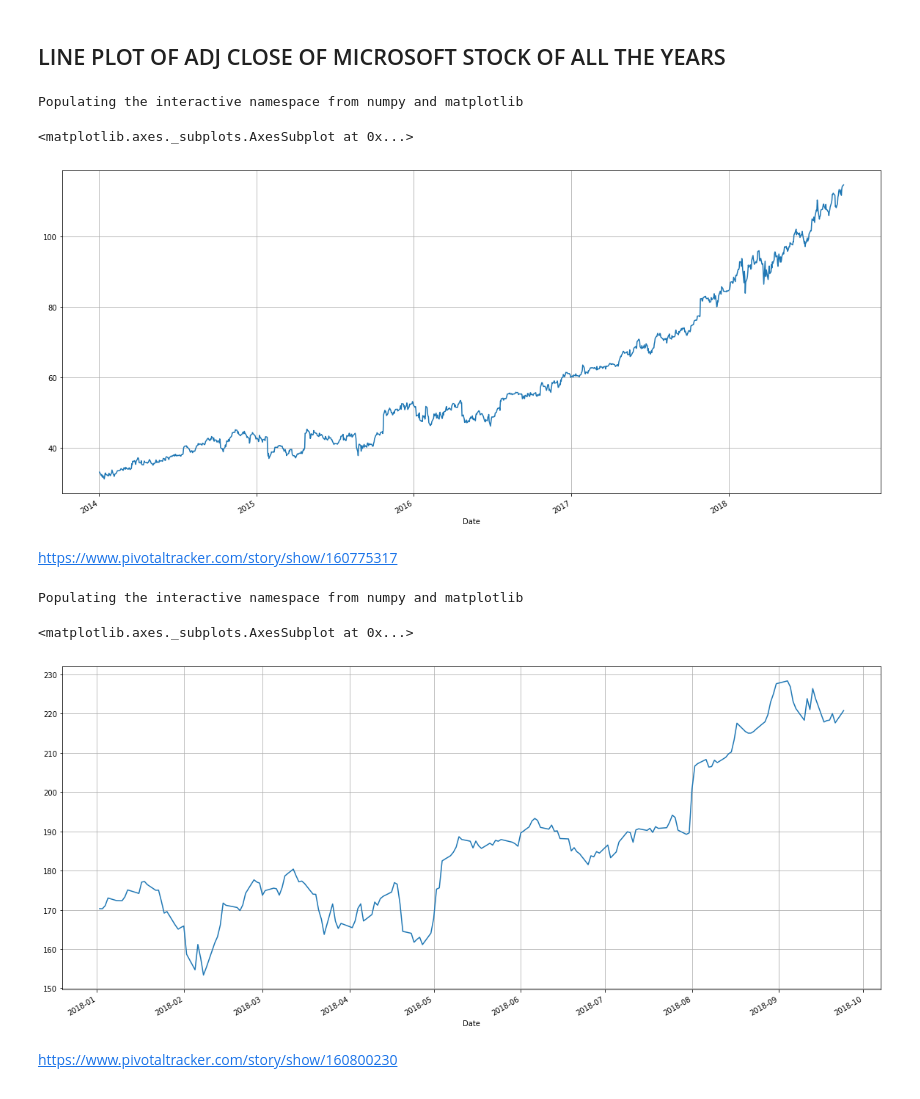
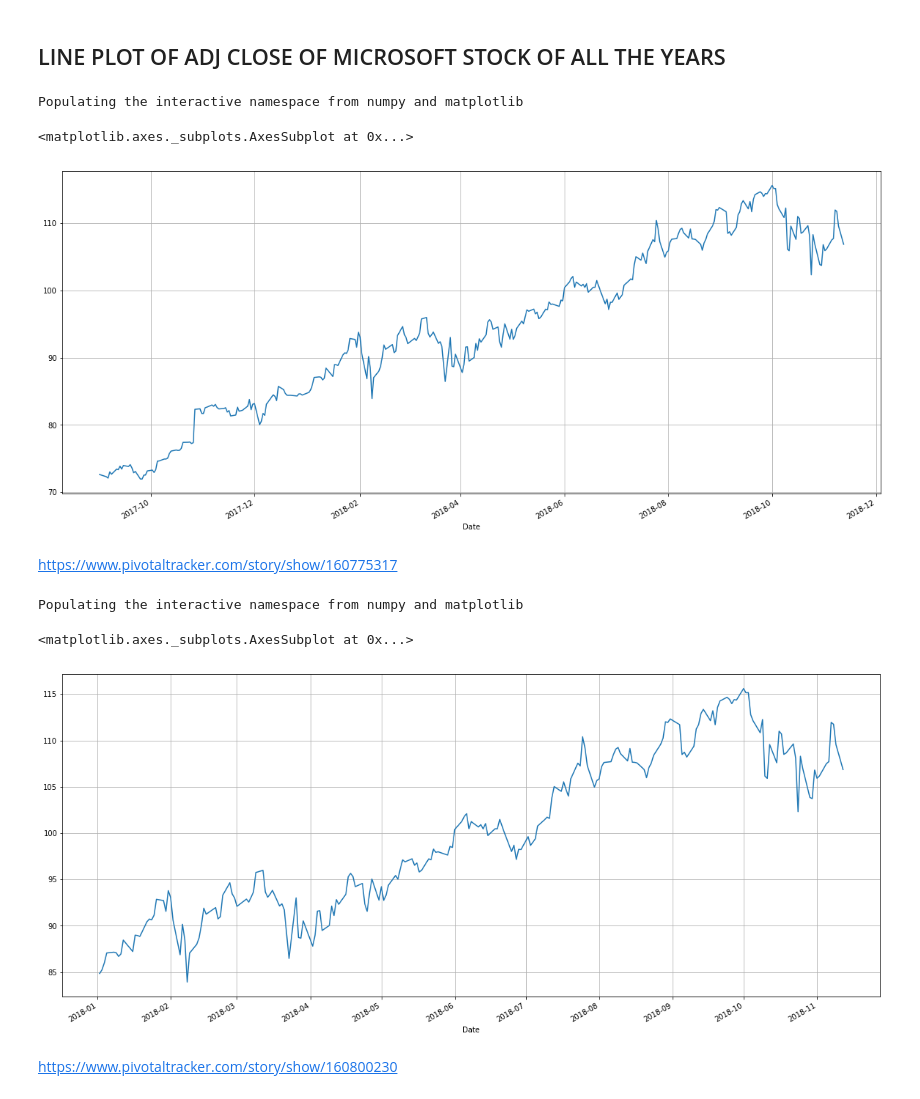
Before and after one commit to advi1993/DataScience-Jupyter, a Jupyter notebook: stock_data.ipynb, the cells around one changed output. Cells and saved outputs as stored; diff of their text form; code cells hidden in the pictures.

```diff
--- a/stock_data.ipynb
+++ b/stock_data.ipynb
@@ -35,7 +35,11 @@ pd.core.common.is_list_like=pd.api.types.is_list_like
 from pandas_datareader import data as web
 import fix_yahoo_finance as yf
 import datetime as dt
-web=yf.download("MSFT","2014-1-1","2018-10-17")
-web2=yf.download("AAPL","2014-1-1","2018-10-17")# downloading APPL historical stock data
+start=dt.datetime(2017,9,1)
+end=dt.datetime.today().strftime('%Y-%m-%d')
+web=yf.download("MSFT",start,end)
+display (web)
+#web=yf.download("MSFT","2014-1-1","2018-10-17")
+#web=yf.download("AAPL","2014-1-1","2018-10-17")# downloading APPL historical stock data
 # %% [output]
 [*********************100%***********************]  1 of 1 downloaded
@@ -73,7 +75,7 @@ web["Adj Close"].plot(grid = True)
 # %% [output]
 Populating the interactive namespace from numpy and matplotlib
 <matplotlib.axes._subplots.AxesSubplot at 0x...>
-[figure, old version]
+[figure, new version]
 # %% [markdown]
 https://www.pivotaltracker.com/story/show/160775317
 # %%
@@ -81,13 +83,13 @@ import numpy as np
 # %%
 import matplotlib.pyplot as plt
 %matplotlib inline
 %pylab inline
 pylab.rcParams['figure.figsize'] = (20, 9)
-web2["Adj Close"]["2018-01-01":].plot(grid = True)
+web["Adj Close"]["2018-01-01":].plot(grid = True)
 # %% [output]
 Populating the interactive namespace from numpy and matplotlib
 <matplotlib.axes._subplots.AxesSubplot at 0x...>
-[figure, old version]
+[figure, new version]
 # %% [markdown]
 https://www.pivotaltracker.com/story/show/160800230
 # %% [markdown]
```
Also changed, not shown: parts of 11 cells of this notebook.
